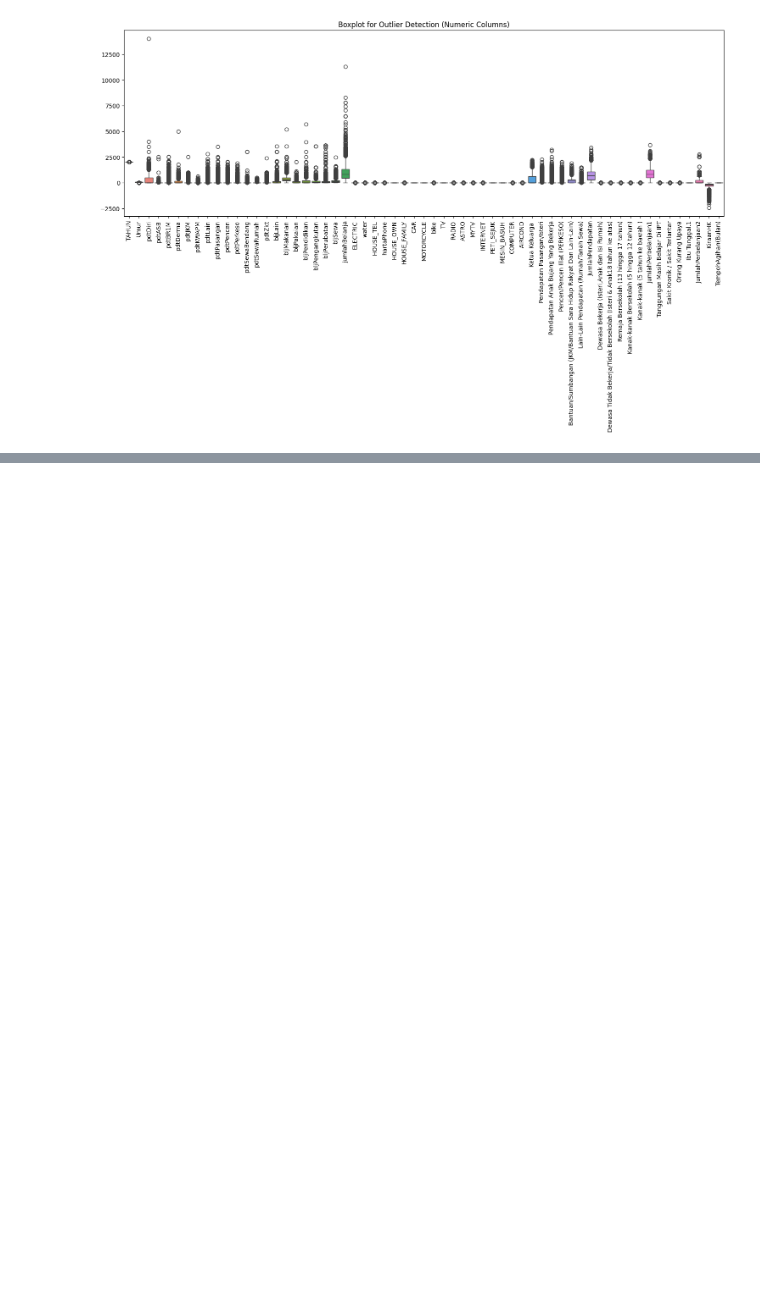
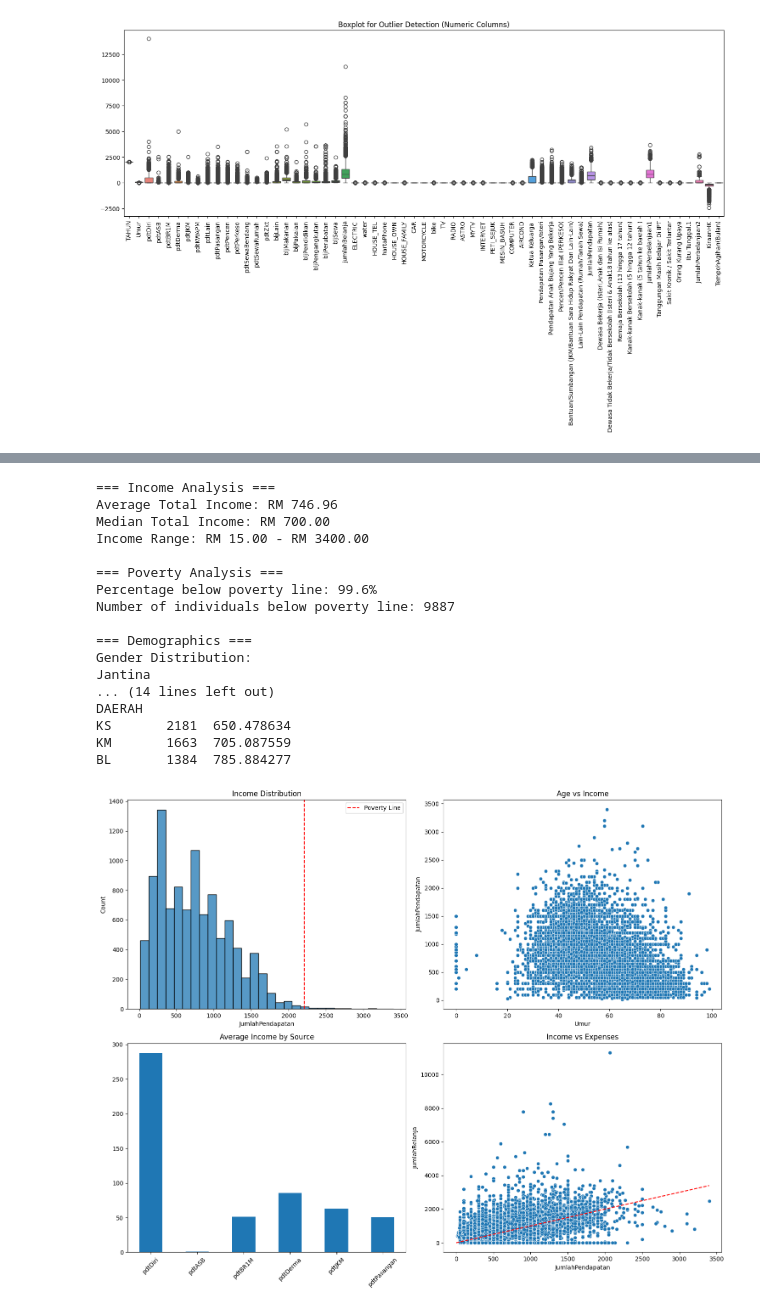
Before and after one commit to daniyalrosli/zakat_project, a Jupyter notebook: analysis.ipynb, the cells around one changed output, grey strips where cells are left out. Drawn from its saved outputs; the diff is of its cells as text; code cells hidden in the pictures; blank space fills up the shorter version.

```diff
--- a/analysis.ipynb
+++ b/analysis.ipynb
@@ -178,2 +186,82 @@ Name: count, dtype: int64
 [figure]
 [figure]
+# %%
+# Key Findings Analysis
+
+# 1. Income Statistics
+print("=== Income Analysis ===")
+print(f"Average Total Income: RM {df['JumlahPendapatan'].mean():.2f}")
+print(f"Median Total Income: RM {df['JumlahPendapatan'].median():.2f}")
+print(f"Income Range: RM {df['JumlahPendapatan'].min():.2f} - RM {df['JumlahPendapatan'].max():.2f}\n")
+
+# 2. Poverty Analysis
+poverty_count = (df['JumlahPendapatan'] < POVERTY_LINE).sum()
+poverty_percentage = (poverty_count / len(df)) * 100
+print("=== Poverty Analysis ===")
+print(f"Percentage below poverty line: {poverty_percentage:.1f}%")
+print(f"Number of individuals below poverty line: {poverty_count}\n")
+
+# 3. Demographics
+print("=== Demographics ===")
+print("Gender Distribution:")
+print(df['Jantina'].value_counts(normalize=True).multiply(100).round(1))
+print(f"\nAverage Age: {df['Umur'].mean():.1f} years")
+print(f"Age Range: {df['Umur'].min()} - {df['Umur'].max()} years\n")
+
+# 4. Income vs Expenses Analysis
+income_expense_ratio = df['JumlahPendapatan'] / df['jumlahBelanja']
+print("=== Income vs Expenses ===")
+print(f"Average Income/Expense Ratio: {income_expense_ratio.mean():.2f}")
+print(f"Percentage spending more than earning: {(income_expense_ratio < 1).mean()*100:.1f}%\n")
+
+# 5. District Analysis
+print("=== District Analysis ===")
+district_stats = df.groupby('DAERAH')['JumlahPendapatan'].agg(['count', 'mean'])
+district_stats = district_stats.sort_values('count', ascending=False)
+print("Top 3 Districts by Number of Applications:")
+print(district_stats.head(3))
+
+# Visualization of key findings
+fig, axes = plt.subplots(2, 2, figsize=(15, 12))
+
+# Income Distribution
+sns.histplot(data=df, x='JumlahPendapatan', bins=30, ax=axes[0,0])
+axes[0,0].set_title('Income Distribution')
+axes[0,0].axvline(POVERTY_LINE, color='red', linestyle='--', label='Poverty Line')
+axes[0,0].legend()
+
+# Age vs Income
+sns.scatterplot(data=df, x='Umur', y='JumlahPendapatan', ax=axes[0,1])
+axes[0,1].set_title('Age vs Income')
+
+# Income Sources Comparison
+df[['pdtDiri', 'pdtASB', 'pdtBR1M', 'pdtDerma', 'pdtJKM', 'pdtPasangan']].mean().plot(kind='bar', ax=axes[1,0])
+axes[1,0].set_title('Average Income by Source')
+axes[1,0].tick_params(axis='x', rotation=45)
+
+# Income vs Expenses
+sns.scatterplot(data=df, x='JumlahPendapatan', y='jumlahBelanja', ax=axes[1,1])
+axes[1,1].plot([0, df['JumlahPendapatan'].max()], [0, df['JumlahPendapatan'].max()], 'r--')
+axes[1,1].set_title('Income vs Expenses')
+
+plt.tight_layout()
+plt.show()
+# %% [output]
+=== Income Analysis ===
+Average Total Income: RM 746.96
+Median Total Income: RM 700.00
+Income Range: RM 15.00 - RM 3400.00
+
+=== Poverty Analysis ===
+Percentage below poverty line: 99.6%
+Number of individuals below poverty line: 9887
+
+=== Demographics ===
+Gender Distribution:
+Jantina
+... (14 lines left out)
+DAERAH
+KS       2181  650.478634
+KM       1663  705.087559
+BL       1384  785.884277
+[figure, added]
```
Also changed, not shown: parts of 2 cells of this notebook.
